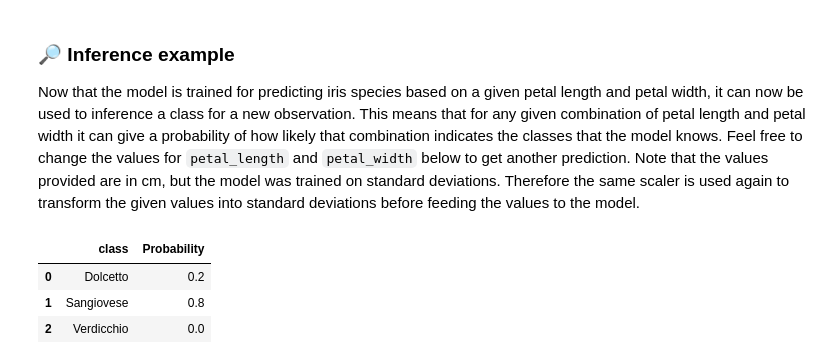
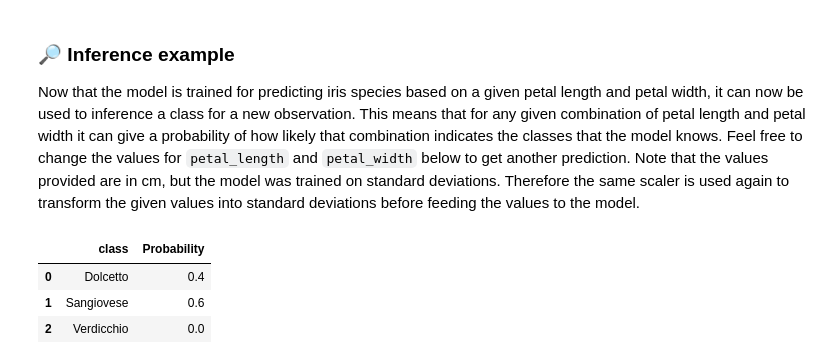
Before and after one commit to DimitarMalamski/wine-categorizer, a Jupyter notebook: wine-categorizer.ipynb, the cells around one changed output. Saved outputs shown, nothing was run; the diff lists cells and outputs as text; code cells hidden in the pictures.

Commit message:
improved feature selection and updated inference

```diff
--- a/wine-categorizer.ipynb
+++ b/wine-categorizer.ipynb
@@ -199,6 +185,7 @@ It is clearly visible in the boxplots above, that scaling is required to compare
 # %%
 from sklearn import preprocessing
 encoder = preprocessing.LabelEncoder()
-df["class"] = encoder.fit_transform(df["class"])
+df["class"] = encoder.fit_transform(df["cultivar"])
+df.drop("cultivar", axis=1, inplace=True)
 df.sample(10)
 # %% [output]
@@ -261,5 +257,10 @@ Perhaps the most important step is 'feature selection', which is the activity of
 # %%
-features = ['flavanoids', 'OD280/OD315 of diluted wines']
+features = list(df.columns[:-1])
+features.remove("ash")
+features.remove("alcalinity of ash")
+features.remove("magnesium")
+features.remove("nonflavanoid phenols")
+features.remove("proline")
 target = "class"
 X = df[features]
 y = df[target]
@@ -320,19 +321,25 @@ weighted avg       0.86      0.83      0.83        36
 
 Now that the model is trained for predicting iris species based on a given petal length and petal width, it can now be used to inference a class for a new observation. This means that for any given combination of petal length and petal width it can give a probability of how likely that combination indicates the classes that the model knows. Feel free to change the values for `petal_length` and `petal_width` below to get another prediction. Note that the values provided are in cm, but the model was trained on standard deviations. Therefore the same scaler is used again to transform the given values into standard deviations before feeding the values to the model.
 # %%
-flavanoids = 3.06
-diluted_wines = 3.92
+inference_data = pd.DataFrame([{
+    'alcohol' : 14.1,
+    'malic acid' : 1.8,
+    'total phenols' : 3.3,
+    'flavanoids' : 2.9,
+    'proanthocyanins' : 1.92,
+    'color intersity' : 3.35,
+    'hue' : 1.3,
+    'OD280/OD315 of diluted wines' : 3.4,
+    }])
+inference_data = scaler.transform(inference_data)
 
-X_inference = pd.DataFrame([{"flavanoids": flavanoids, "OD280/OD315 of diluted wines": diluted_wines}])
-X_inference = scaler.transform(X_inference)
-
-prediction = model.predict_proba(X_inference)
+prediction = model.predict_proba(inference_data)
 result = pd.DataFrame()
 result["class"] = encoder.classes_
 result["Probability"] = prediction[0]
 result
 # %% [output]
 |  | class | Probability |
-| 0 | Dolcetto | 0.2 |
-| 1 | Sangiovese | 0.8 |
+| 0 | Dolcetto | 0.4 |
+| 1 | Sangiovese | 0.6 |
 | 2 | Verdicchio | 0.0 |
```
Also changed, not shown: parts of 19 cells of this notebook, 1 other file.
